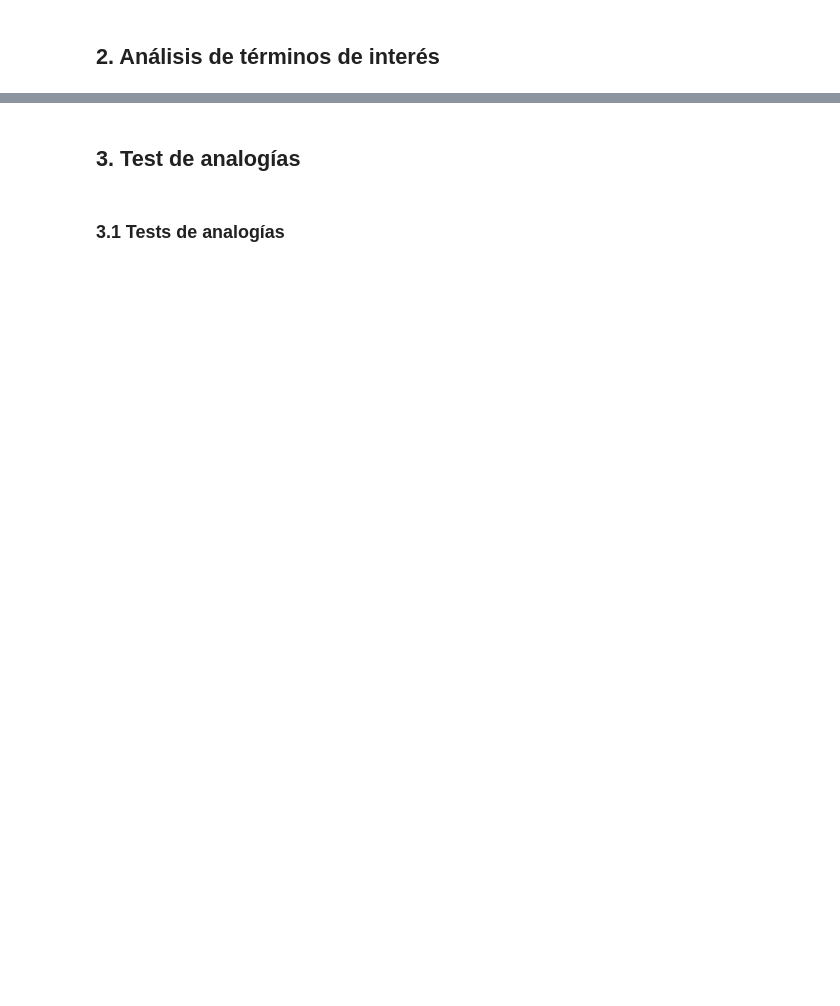
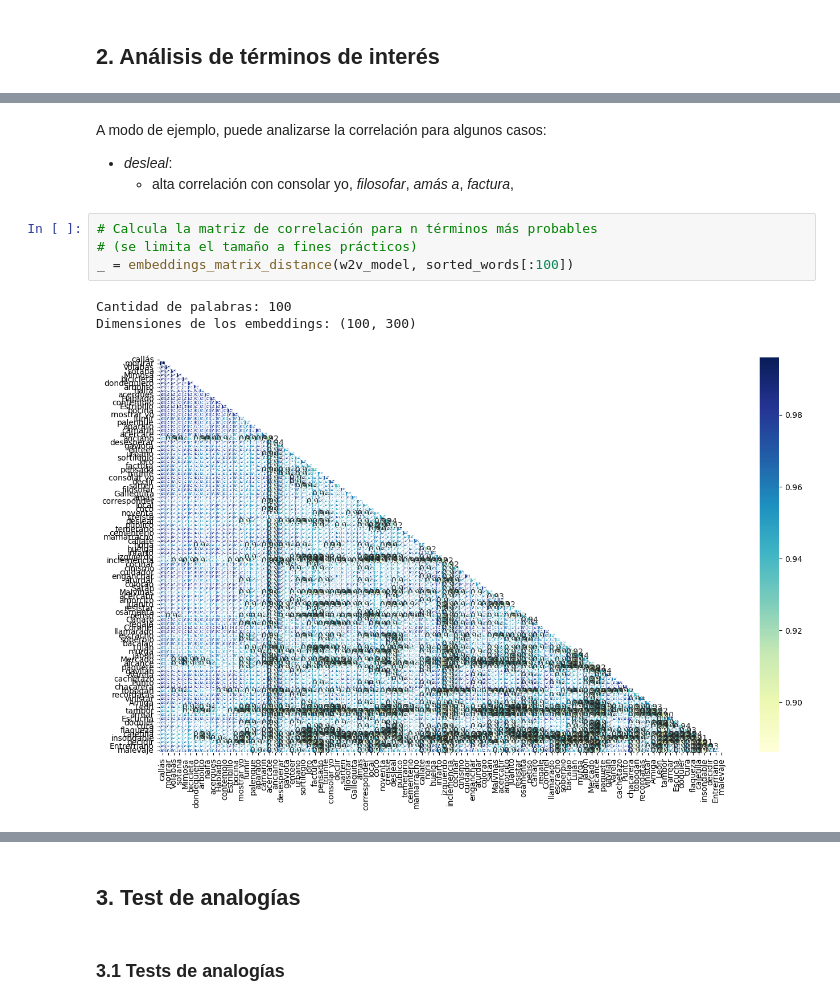
Before and after one commit to MLsound/procesamiento_lenguaje_natural, a Jupyter notebook: clase_2/ejercicios/Desafio_2.ipynb, the cells around one changed output, grey strips where cells are left out. Cells and saved outputs as stored; diff of their text form; blank space fills up the shorter version.

```diff
--- a/clase_2/ejercicios/Desafio_2.ipynb
+++ b/clase_2/ejercicios/Desafio_2.ipynb
@@ -34,0 +433,12 @@ Para su construcción realicé scraping del sitio *todotango.com*
+# %% [markdown]
+A modo de ejemplo, puede analizarse la correlación para algunos casos:
+- *desleal*:
+    - alta correlación con consolar yo, *filosofar*, *amás a*, *factura*,
+# %%
+# Calcula la matriz de correlación para n términos más probables
+# (se limita el tamaño a fines prácticos)
+_ = embeddings_matrix_distance(w2v_model, sorted_words[:100])
+# %% [output]
+Cantidad de palabras: 100
+Dimensiones de los embeddings: (100, 300)
+[figure, added]
```
Also changed, not shown: parts of 58 cells of this notebook, 6 other files.
